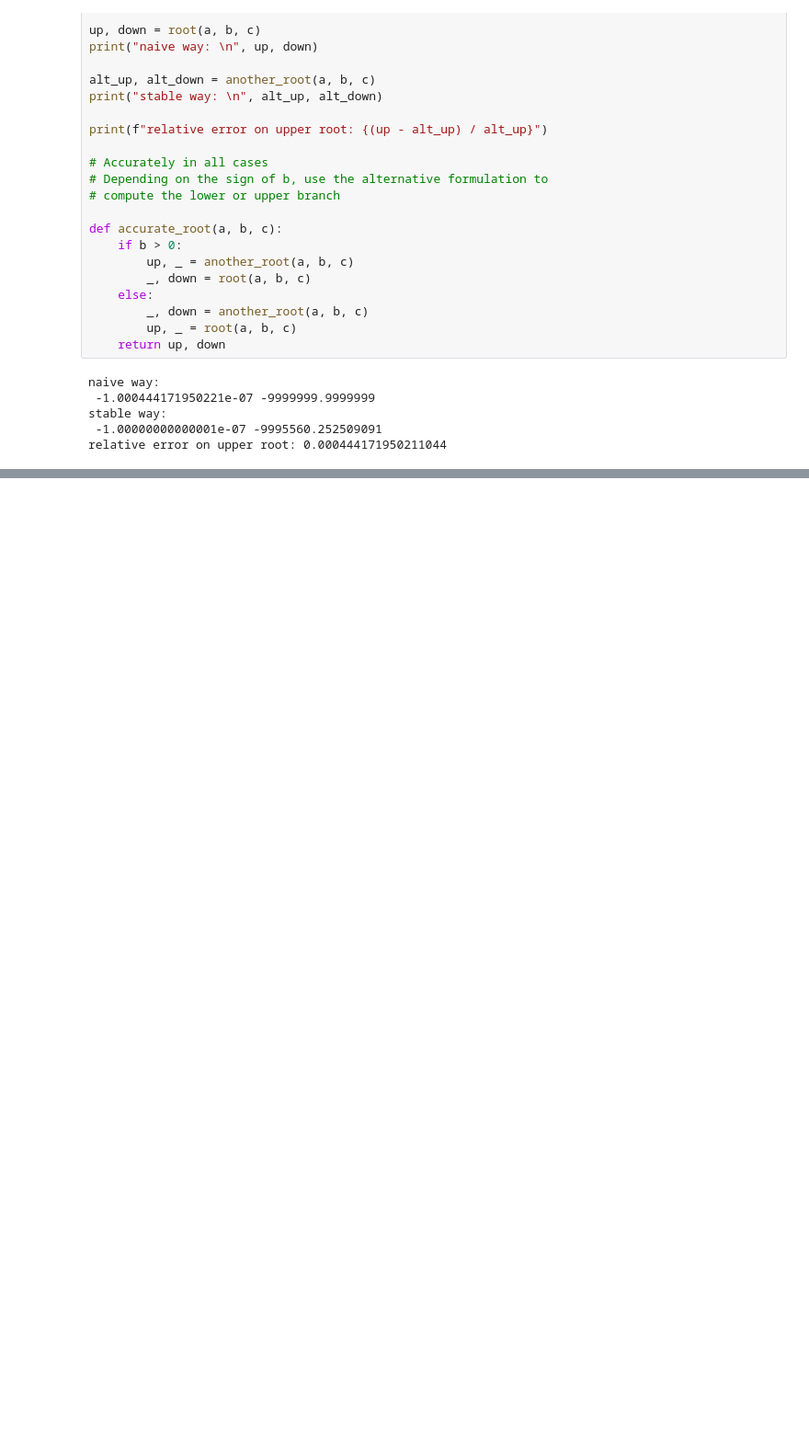
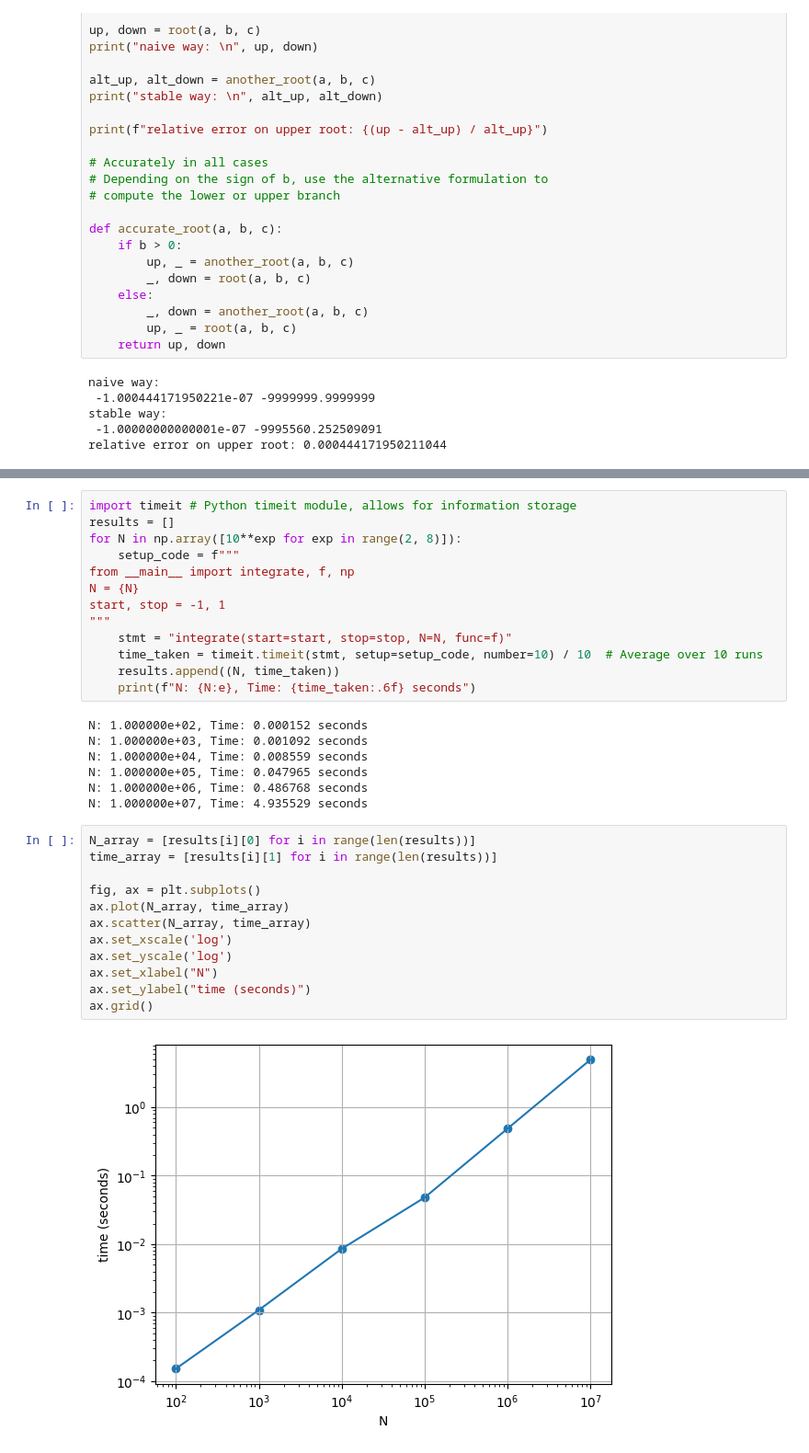
Before and after one commit to miriamzara/LaboratoryOfComputationalPhysics_Y7, a Jupyter notebook: 02_Lab_NumberRepresentation/02ex_NumberRepresentation.ipynb, the cells around one changed output, grey strips where cells are left out. Shown: that part at 92% size. Drawn from its saved outputs; the diff is of its cells as text; blank space fills up the shorter version.

```diff
--- a/02_Lab_NumberRepresentation/02ex_NumberRepresentation.ipynb
+++ b/02_Lab_NumberRepresentation/02ex_NumberRepresentation.ipynb
@@ -322,0 +372,34 @@ $y_k$ is the value of the function at the $k-$th slice.
+# %%
+import timeit # Python timeit module, allows for information storage
+results = []
+for N in np.array([10**exp for exp in range(2, 8)]):
+    setup_code = f"""
+from __main__ import integrate, f, np
+N = {N}
+start, stop = -1, 1
+"""
+    stmt = "integrate(start=start, stop=stop, N=N, func=f)"
+    time_taken = timeit.timeit(stmt, setup=setup_code, number=10) / 10  # Average over 10 runs
+    results.append((N, time_taken))
+    print(f"N: {N:e}, Time: {time_taken:.6f} seconds")
+# %% [output]
+N: 1.000000e+02, Time: 0.000152 seconds
+N: 1.000000e+03, Time: 0.001092 seconds
+N: 1.000000e+04, Time: 0.008559 seconds
+N: 1.000000e+05, Time: 0.047965 seconds
+N: 1.000000e+06, Time: 0.486768 seconds
+N: 1.000000e+07, Time: 4.935529 seconds
+# %%
+N_array = [results[i][0] for i in range(len(results))]
+time_array = [results[i][1] for i in range(len(results))]
+
+fig, ax = plt.subplots()
+ax.plot(N_array, time_array)
+ax.scatter(N_array, time_array)
+ax.set_xscale('log')
+ax.set_yscale('log')
+ax.set_xlabel("N")
+ax.set_ylabel("time (seconds)")
+ax.grid()
+# %% [output]
+[figure, added]
```
Also changed, not shown: parts of 8 cells of this notebook.
